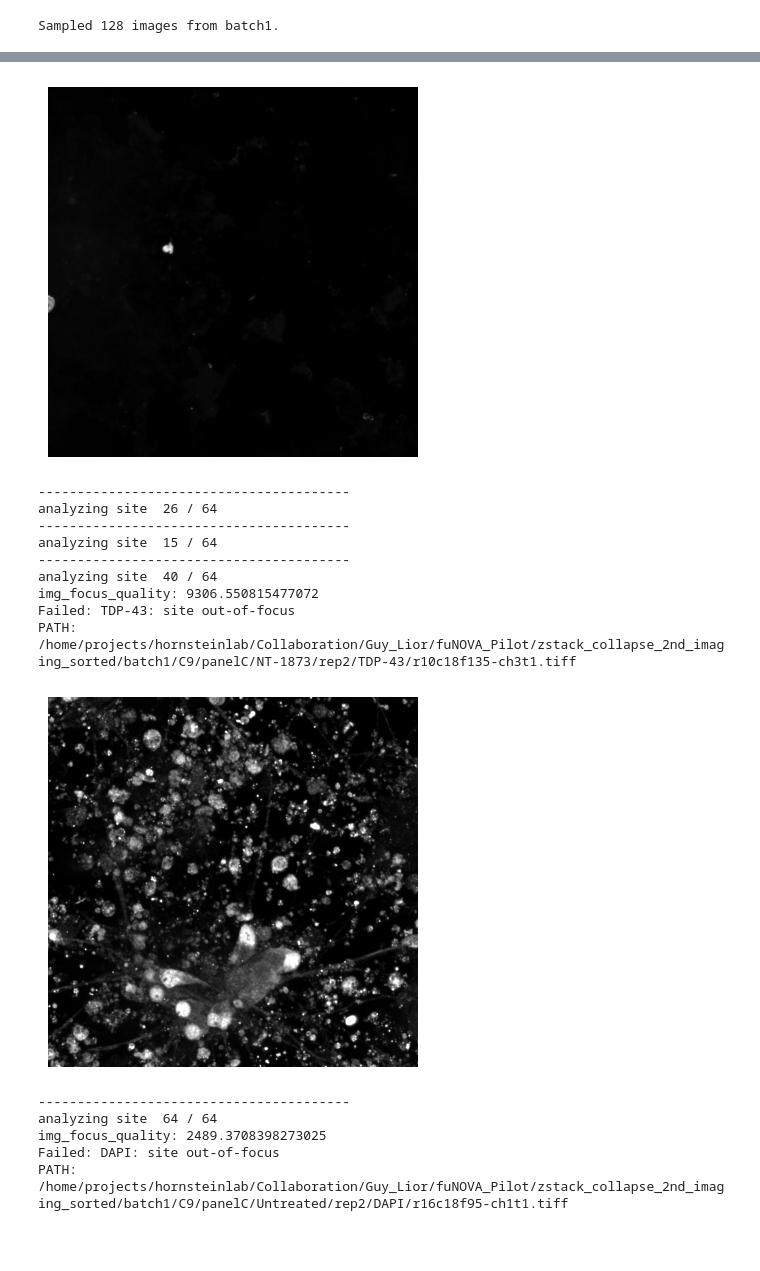
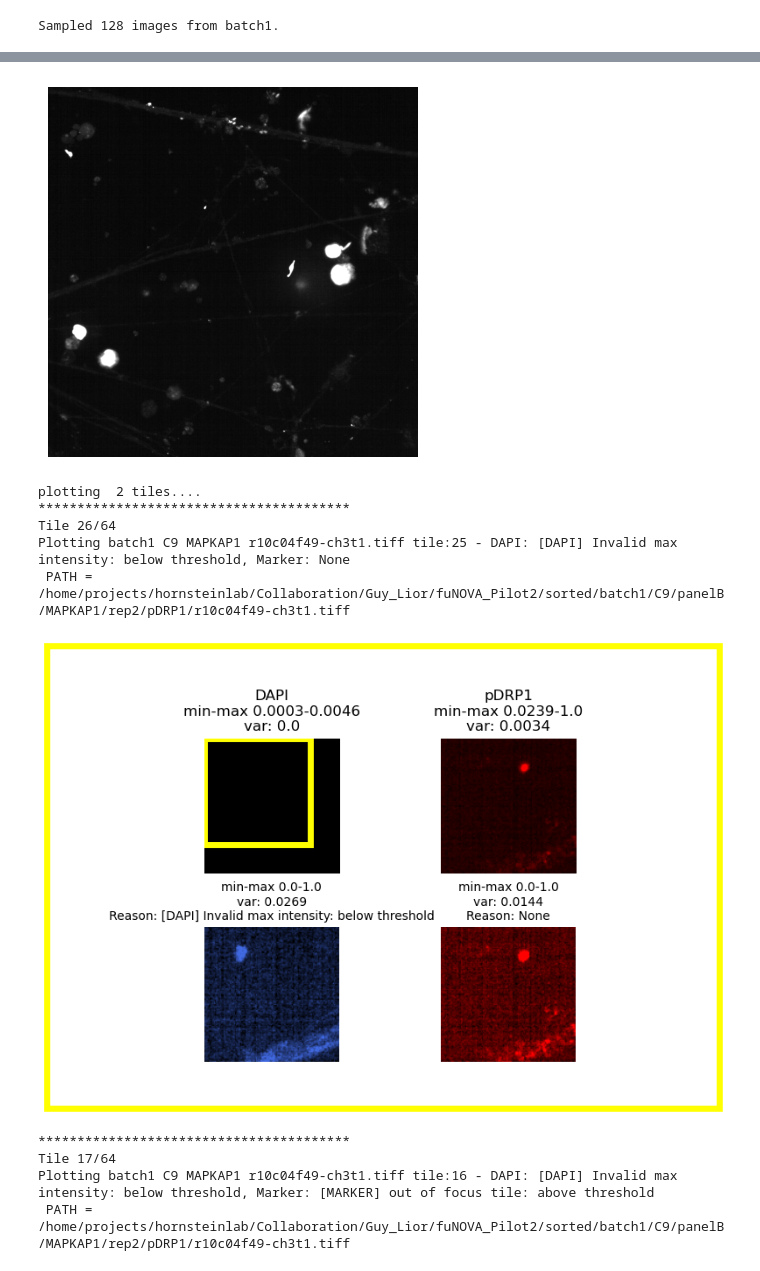
Before and after one commit to Sagykri/NOVA, a Jupyter notebook: tools/preprocessing_tools/exploring_preprocessing_thresholds.ipynb, the cells around one changed output, grey strips where cells are left out. Drawn from its saved outputs; the diff is of its cells as text; code cells hidden in the pictures; blank space fills up the shorter version.

Commit message:
added funova pilot2 adjustmants, fixed interactive UMAP bug

```diff
--- a/tools/preprocessing_tools/exploring_preprocessing_thresholds.ipynb
+++ b/tools/preprocessing_tools/exploring_preprocessing_thresholds.ipynb
@@ -23,13 +23,19 @@ from matplotlib.colors import LinearSegmentedColormap
 
 # ---WORKING ENV SETUP---
 NOVA_HOME = "/home/projects/hornsteinlab/giliwo/NOVA"
+NOVA_LOCAL = "/home/projects/hornsteinlab/Collaboration/Guy_Lior"
+os.chdir("/home/projects/hornsteinlab/giliwo")
 # home/projects/hornsteinlab/giliwo/NOVA
 #'/home/projects/hornsteinlab/Collaboration/NOVA'
 NOVA_DATA_HOME = '/home/projects/hornsteinlab/Collaboration/NOVA'
 
+CONFIG_PATH = f"./NOVA/manuscript/preprocessing_config_AAT_NOVA/PreprocessingBaseConfigAATNOVA_pilot2"
+
 os.environ['NOVA_HOME'] = NOVA_HOME
+os.environ['NOVA_LOCAL'] = NOVA_LOCAL
 sys.path.insert(1, os.getenv("NOVA_HOME"))
 print(f"NOVA_HOME: {os.getenv('NOVA_HOME')}")
+print(f"NOVA_LOCAL: {os.getenv('NOVA_LOCAL')}")
 
 from src.common.utils import load_config_file, get_class
 from src.preprocessing.preprocessors.preprocessor_base import Preprocessor
@@ -44,10 +51,8 @@ The autoreload extension is already loaded. To reload it, use:
 # %%
 
 #------init processor------
-config_path = f"./NOVA/manuscript/preprocessing_config_AAT-NOVA/PreprocessingBaseConfigAATNOVA"
 
-
-run_config = load_config_file(config_path, '_preprocessing')
+run_config = load_config_file(CONFIG_PATH, '_preprocessing', savefolder=NOVA_LOCAL)
 
 logging.info(f"Importing preprocessor class.. {run_config.PREPROCESSOR_CLASS_PATH}")
 preprocessor_class: Preprocessor = get_class(run_config.PREPROCESSOR_CLASS_PATH)
@@ -427,7 +463,9 @@ def plot_img(image):
 
 
 def processed_file(input_tiles, meta_data, tile_index = 0, path = None, marker_name = "Marker",
-                           SHOW_DAPI_FAIL = True, SHOW_MARKER_FAIL = True, SHOW_ALL_TILES = False, dapi_specific_reason = "", marker_specific_reason = ""):
+                           SHOW_DAPI_FAIL = True, SHOW_MARKER_FAIL = True, SHOW_ALL_TILES = False, dapi_specific_reason = "", marker_specific_reason = "") -> bool:
+        # reutrn True if tile was plotted, False otherwise
+        ###########################################################################################
         def plot_tile(meta_data):
             batch, cell_line, cond , path = meta_data
             filename = os.path.basename(path)
@@ -476,7 +514,7 @@ def processed_file(input_tiles, meta_data, tile_index = 0, path = None, marker_n
 
         # Scale using preprocessor's method
         tile_stacked = np.stack([marker_img, dapi_img], axis=-1)
-        scaled_tile = preprocessor._Preprocessor__apply_rescale_intensity_to_multi_channel_tile(tile_stacked)
+        scaled_tile = preprocessor._Preprocessor__apply_rescale_intensity_to_multi_channel_tile(tile_stacked, marker_name)
 
         scaled_marker_img = scaled_tile[:, :, 0]
         scaled_dapi_img = scaled_tile[:, :, 1]
@@ -515,8 +553,10 @@ def processed_file(input_tiles, meta_data, tile_index = 0, path = None, marker_n
 
         if show_failed_dapi or show_failed_marker or (show_passed_dapi and show_passed_marker) or SHOW_ALL_TILES:
             plot_tile(meta_data)
+            return True
         else:
             print("Skipping...", "( REMOVE_DAPI:", REMOVE_DAPI, "REMOVE_MARKER:", REMOVE_MARKER, ")")
+            return False
 # %%
 def process_processed_files(paths, markers, num_sites_to_process, num_tiles_to_show, show_dapi_fail, show_marker_fail, show_all_tiles, dapi_specific_reason = "", marker_specific_reason = ""):
     """
@@ -707,8 +759,9 @@ def process_raw_files(paths, markers_list, num_sites_to_process, show_bad_sites,
 # We Start Here...
 # %%
 # choose markers to include
-MARKERS = ["TDP-43"] # DAPI IS ADDED AUTOMATICLY
-# ["DAPI", "Cas3", "FK-2", "SMI32", "pDRP1", "TOMM20", "pCaMKIIa", "pTDP-43", "TDP-43", "ATF6", "pAMPK", "HDGFL2", "pS6", "PAR", "UNC13A", "Calreticulin", "LC3-II", "p62", "CathepsinD"]
+MARKERS = ["pDRP1"]
+# DAPI IS ADDED AUTOMATICLY
+#["ATF4", "FK-2", "SMI32", "pDRP1", "TOMM20", "pCaMKIIa", "pTDP-43", "TDP-43", "ATF6", "pAMPK", "G3BP1", "pS6", "PAR", "UNC13A", "Calreticulin", "POM121", "p62", "CathepsinD", "Brightfield"]
 
 RAW = True # RAW data or processed data
 MAIN_DATA_PATH = root_directory_raw if RAW else root_directory_proc
@@ -754,24 +822,24 @@ import logging
 logging.disable(logging.CRITICAL)
 
 # Choose flags
-SHOW_BAD_SITES = True # plot sites that did not pass the thresholds
-SHOW_PASSED_SITES = False # plot sites that passed the thresholds
-NUM_SITES_TO_PROCESS = 10 # number of sites to show (randomaly picked from valid sites)
+SHOW_BAD_SITES = False # plot sites that did not pass the thresholds
+SHOW_PASSED_SITES = True # plot sites that passed the thresholds
+NUM_SITES_TO_PROCESS = 2 # number of sites to show (randomaly picked from valid sites)
 
-SHOW_TILES = False # plot tiles
+SHOW_TILES = True # plot tiles
 SHOW_DAPI_FAIL = True # plot tiles that did not passed the DAPI thresholds
 SHOW_MARKER_FAIL = False # plot tiles that did not passed the marker thresholds
 # (!)   if both SHOW_DAPI_FAIL and SHOW_MARKER_FAIL are false will show only tiles that passed both marker and dapi
 SHOW_ALL_TILES = False # plot all tiles regardless of thresholds (passed and not passed) or above flags
-NUM_TILES_TO_SHOW = 20 # number of tiles to show (randomaly picked from tiles)
+NUM_TILES_TO_SHOW = 2 # number of tiles to show (randomaly picked from tiles)
 
 # present tiles only with a specific reason.
 # (!) the string should be exactly as the "Reason [DAPI/Target]" string
-# examples: "dead cells" / "Invalid variance" / "Invalid max intensity"
-DAPI_SPECIFIC_REASON = "dead cells"
-MARKER_SPECIFIC_REASON = ""
+# examples: "dead cells" / "Invalid variance" / "Invalid max intensity" / "out-of-focus"
+DAPI_SPECIFIC_REASON = ""
+MARKER_SPECIFIC_REASON = ""#"out-of-focus"
 
-
+print("rescale intensity thresholds:",preprocessor.preprocessing_config.RESCALE_INTENSITY)
 if RAW: # raw images
         """
         (1) match DAPI and marker paths to have matching site (.tiff) channels
@@ -790,4 +858,5 @@ else: # processed images
         process_processed_files(paths, MARKERS,
                                 NUM_SITES_TO_PROCESS,
                                 NUM_TILES_TO_SHOW, SHOW_DAPI_FAIL, SHOW_MARKER_FAIL, SHOW_ALL_TILES, DAPI_SPECIFIC_REASON, MARKER_SPECIFIC_REASON)
+print("Done.")
 # %% [output]
@@ -811,16 +877,11 @@ PATH: /home/projects/hornsteinlab/Collaboration/Guy_Lior/fuNOVA_Pilot/zstack_col
-[figure, old version]
+[figure, new version]
-----------------------------------------
-analyzing site  26 / 64
-----------------------------------------
-analyzing site  15 / 64
-----------------------------------------
-analyzing site  40 / 64
-img_focus_quality: 9306.550815477072
-Failed: TDP-43: site out-of-focus
-PATH: /home/projects/hornsteinlab/Collaboration/Guy_Lior/fuNOVA_Pilot/zstack_collapse_2nd_imaging_sorted/batch1/C9/panelC/NT-1873/rep2/TDP-43/r10c18f135-ch3t1.tiff
+plotting  2 tiles....
+****************************************
+Tile 26/64
+Plotting batch1 C9 MAPKAP1 r10c04f49-ch3t1.tiff tile:25 - DAPI: [DAPI] Invalid max intensity: below threshold, Marker: None
+ PATH = /home/projects/hornsteinlab/Collaboration/Guy_Lior/fuNOVA_Pilot2/sorted/batch1/C9/panelB/MAPKAP1/rep2/pDRP1/r10c04f49-ch3t1.tiff
-[figure, old version]
+[figure, new version]
-----------------------------------------
-analyzing site  64 / 64
-img_focus_quality: 2489.3708398273025
-Failed: DAPI: site out-of-focus
-PATH: /home/projects/hornsteinlab/Collaboration/Guy_Lior/fuNOVA_Pilot/zstack_collapse_2nd_imaging_sorted/batch1/C9/panelC/Untreated/rep2/DAPI/r16c18f95-ch1t1.tiff
+****************************************
+Tile 17/64
+Plotting batch1 C9 MAPKAP1 r10c04f49-ch3t1.tiff tile:16 - DAPI: [DAPI] Invalid max intensity: below threshold, Marker: [MARKER] out of focus tile: above threshold
+ PATH = /home/projects/hornsteinlab/Collaboration/Guy_Lior/fuNOVA_Pilot2/sorted/batch1/C9/panelB/MAPKAP1/rep2/pDRP1/r10c04f49-ch3t1.tiff
```
Also changed, not shown: parts of 10 cells of this notebook, 20 other files.
